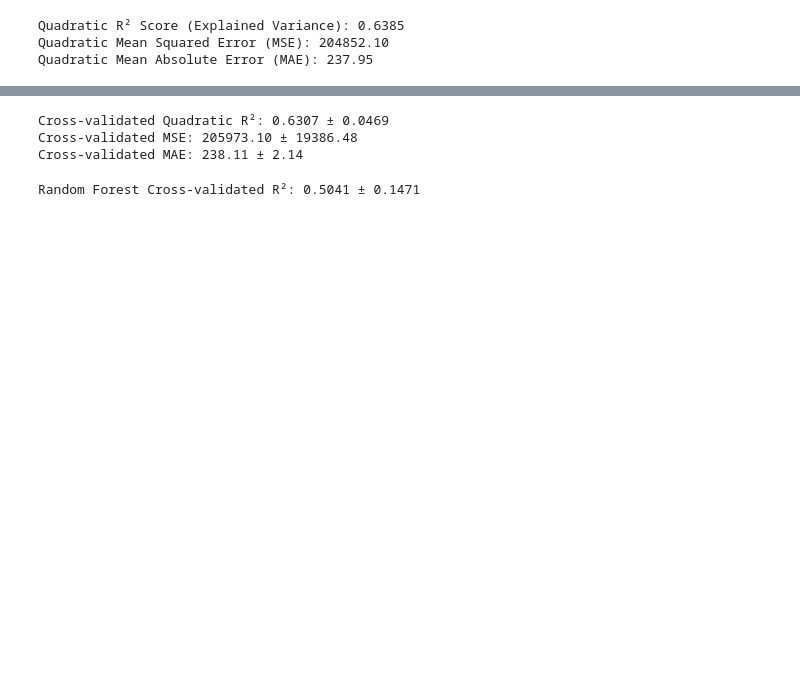
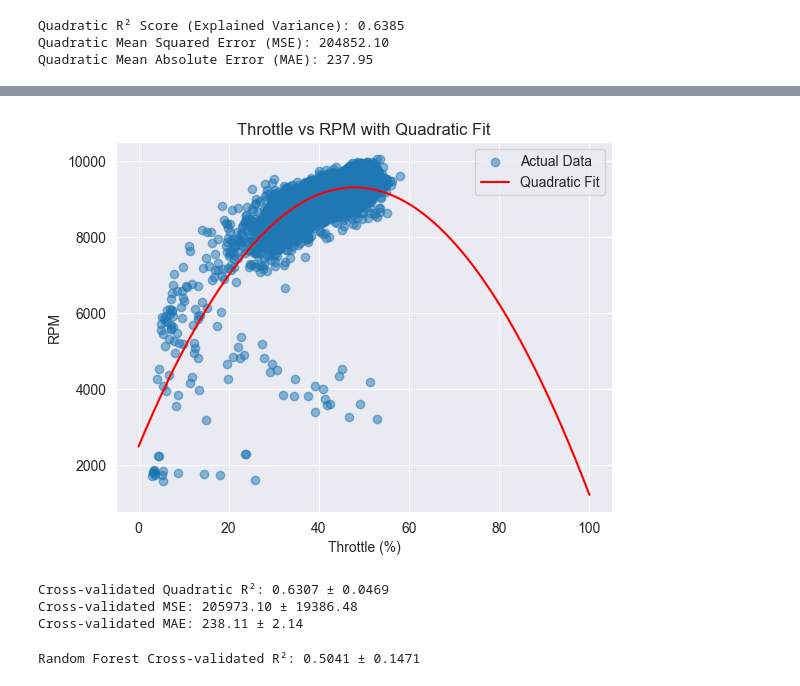
Before and after one commit to JigyashuSaravta/2025Spring_Final_F1, a Jupyter notebook: Fastf1/Throttle_rpm.ipynb, the cells around one changed output, grey strips where cells are left out. Saved outputs shown, nothing was run; the diff lists cells and outputs as text; code cells hidden in the pictures; blank space fills up the shorter version.

```diff
--- a/Fastf1/Throttle_rpm.ipynb
+++ b/Fastf1/Throttle_rpm.ipynb
@@ -153,3 +153,25 @@ Quadratic Mean Absolute Error (MAE): 237.95
+# %%
+# Step 1: Define X (Throttle) and y (RPM)
+X = df[df['Throttle']<60]['Throttle'].values.reshape(-1, 1)  # Reshape needed because sklearn expects 2D input
+y = df[df['Throttle']<60]['RPM'].values
+
+# Scatter plot of real data
+plt.scatter(X, y, alpha=0.5, label="Actual Data")
+
+# Regression curve
+throttle_range = np.linspace(0, 100, 500).reshape(-1, 1)
+throttle_range_poly = poly.transform(throttle_range)
+rpm_predicted = poly_model.predict(throttle_range_poly)
+
+plt.plot(throttle_range, rpm_predicted, color='red', label="Quadratic Fit")
+plt.xlabel('Throttle (%)')
+plt.ylabel('RPM')
+plt.title('Throttle vs RPM with Quadratic Fit')
+plt.legend()
+plt.grid(True)
+plt.show()
+# %% [output]
+[figure, added]
 # %%
 from sklearn.model_selection import KFold
 from sklearn.metrics import r2_score, mean_squared_error, mean_absolute_error
```
Also changed, not shown: parts of 5 cells of this notebook, 1 other file.
